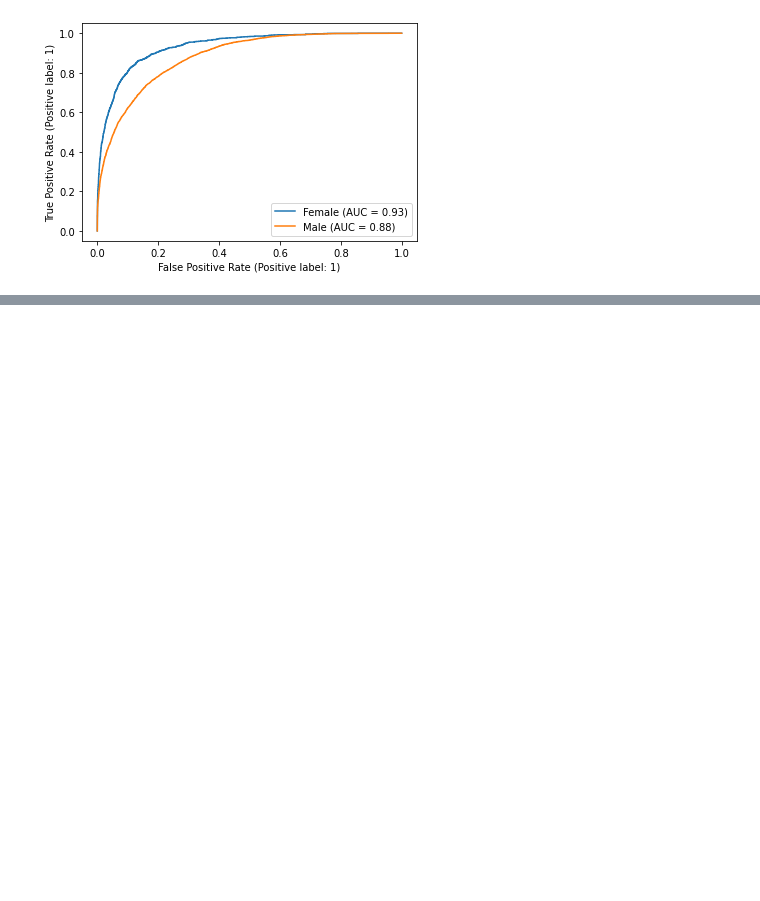
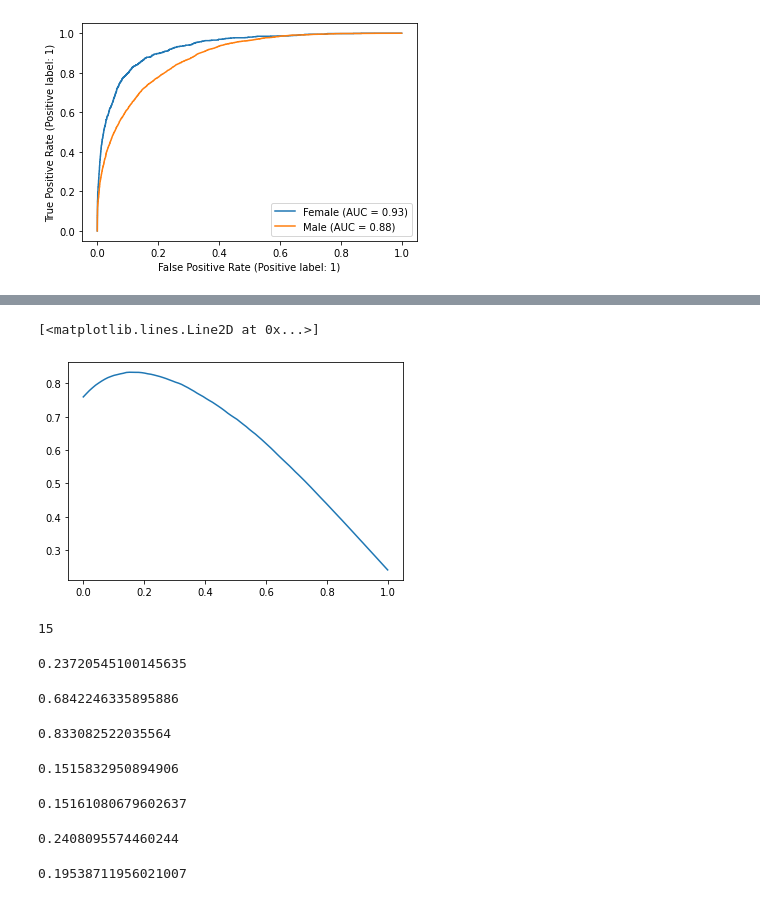
Before and after one commit to leevironty/stat-ml-project, a Jupyter notebook: main.ipynb, the cells around one changed output, grey strips where cells are left out. Saved outputs shown, nothing was run; the diff lists cells and outputs as text; code cells hidden in the pictures; blank space fills up the shorter version.

```diff
--- a/main.ipynb
+++ b/main.ipynb
@@ -212,0 +292,48 @@ fig.show()
+# %%
+def th_to_profit(th: float, probs: np.ndarray, y: np.ndarray):
+    yhat = (probs > th) * 1
+    return (yhat == y)
+# %%
+p = [
+    pd.concat([
+        th_to_profit(thm, male_probs, y_m),
+        th_to_profit(thf, female_probs, y_f)]
+    ).mean()
+    for (thm, thf) in zip(th_m, th_f)]
+# %%
+plt.plot(rates, p)
+# %% [output]
+[<matplotlib.lines.Line2D at 0x...>]
+[figure, added]
+# %%
+np.array(p).argmax()
+# %% [output]
+15
+# %%
+th_f[15]
+# %% [output]
+0.23720545100145635
+# %%
+th_m[15]
+# %% [output]
+0.6842246335895886
+# %%
+max(p)
+# %% [output]
+0.833082522035564
+# %%
+(male_probs >= th_m[15]).mean()
+# %% [output]
+0.1515832950894906
+# %%
+(female_probs >= th_f[15]).mean()
+# %% [output]
+0.15161080679602637
+# %%
+y.mean()
+# %% [output]
+0.2408095574460244
+# %%
+(probs[:, 1] >= 0.5).mean()
+# %% [output]
+0.19538711956021007
```
Also changed, not shown: parts of 32 cells of this notebook, 1 other file.
